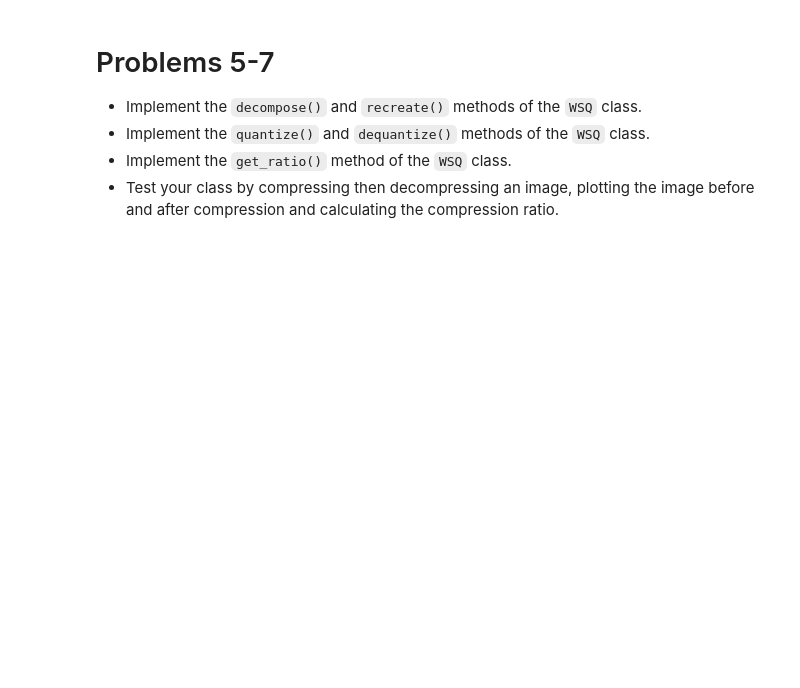
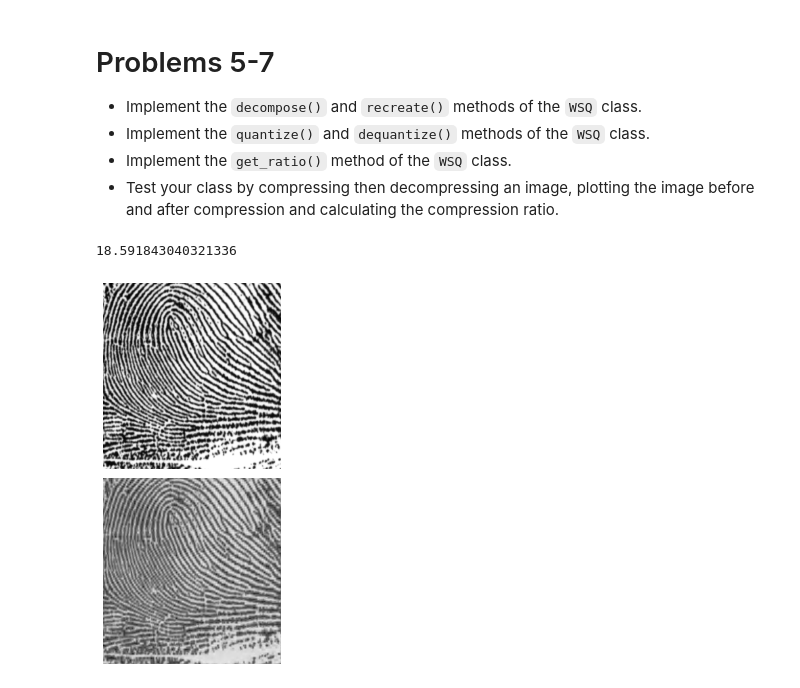
Before and after one commit to Burt360/Volume2, a Jupyter notebook: Wavelets/wavelets.ipynb, the cells around one changed output. Saved outputs shown, nothing was run; the diff lists cells and outputs as text; code cells hidden in the pictures; blank space fills up the shorter version.

```diff
--- a/Wavelets/wavelets.ipynb
+++ b/Wavelets/wavelets.ipynb
@@ -743,0 +925,21 @@ def huffman(freqs):
+# %%
+# Perform compression and decompression, print the compression ratio, and plot the image before and after.
+
+# Try out different values of r between .1 to .9.
+r = .7
+finger = imread('uncompressed_finger.png')
+wsq = WSQ()
+wsq.compress(finger, r)
+print(wsq.get_ratio())
+new_finger = wsq.decompress()
+plt.subplot(211)
+plt.imshow(finger, cmap=plt.cm.Greys_r)
+plt.axis('off')
+plt.subplot(212)
+plt.imshow(np.abs(new_finger), cmap=plt.cm.Greys_r)
+plt.axis('off')
+plt.subplots_adjust(hspace=0.05)
+plt.show()
+# %% [output]
+18.591843040321336
+[figure, added]
```
Also changed, not shown: parts of 17 cells of this notebook.
